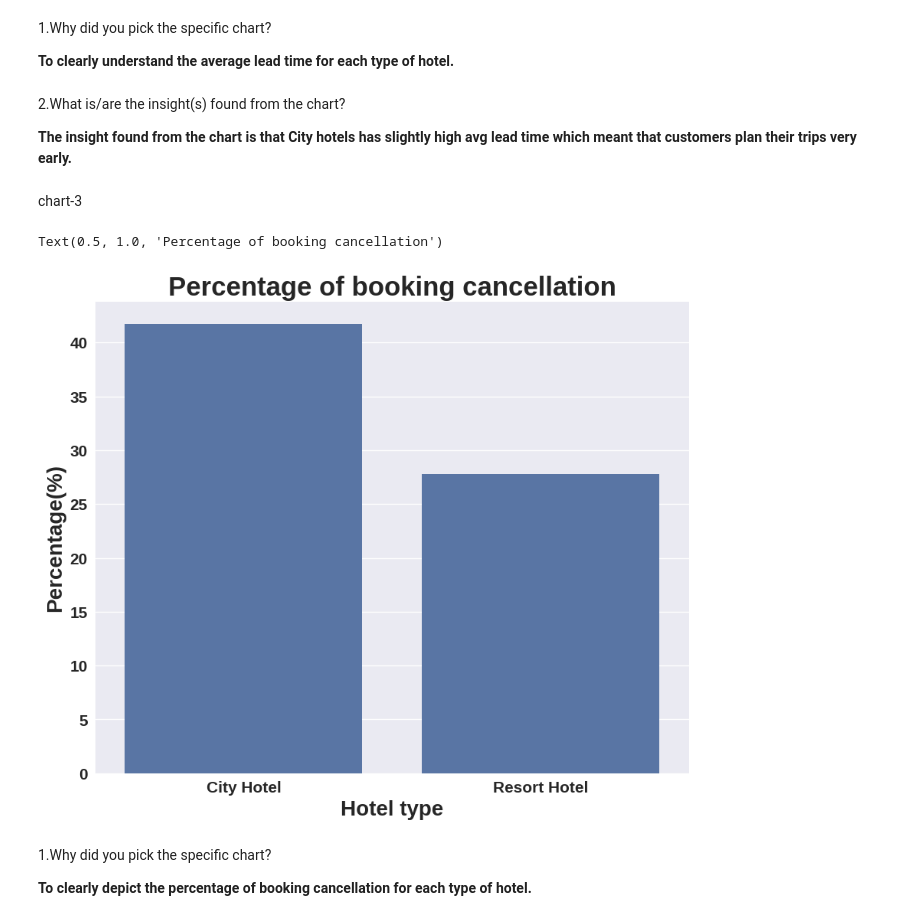
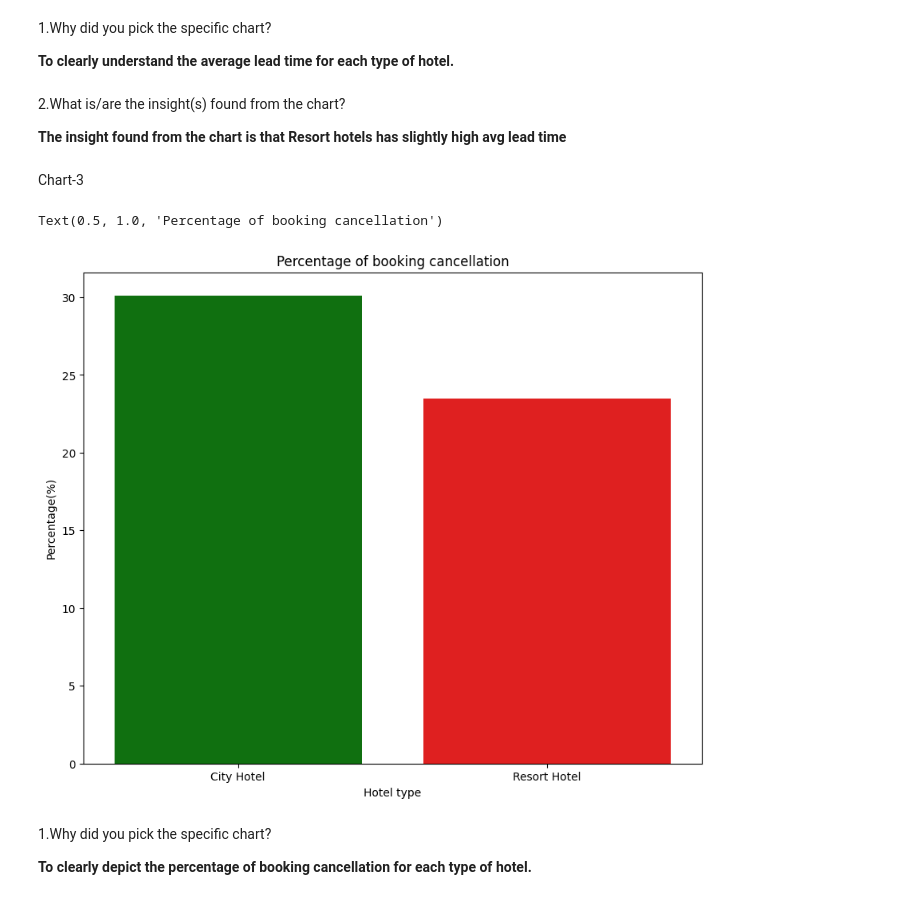
Before and after one commit to pranjalikathait/Numerical-Programming-in-python, a Jupyter notebook: Copy_of_Sample_EDA_Submission_Template.ipynb, the cells around one changed output. Drawn from its saved outputs; the diff is of its cells as text; code cells hidden in the pictures.

```diff
--- a/Copy_of_Sample_EDA_Submission_Template.ipynb
+++ b/Copy_of_Sample_EDA_Submission_Template.ipynb
@@ -78,26 +78,3 @@ M - Multivariate Analysis
 ## ***1. Know Your Data***
 # %% [markdown]
 ### Import Libraries
-# %%
-# Importing Libraries
-import pandas as pd
-import numpy as np
-import matplotlib.pyplot as plt
-%matplotlib inline
-import seaborn as sns
-from datetime import datetime
-
-# Set maximum columns to be display in datafram as 36
-pd.set_option("display.max_columns", 36)
-plt.style.use('seaborn')
-
-# Setting fontsizes,fontweight,label weight for lebels,titles.
-plt.rcParams["font.weight"] = "bold"
-plt.rcParams["axes.labelweight"] = "bold"
-plt.rcParams["axes.titlesize"] = 25
-plt.rcParams["axes.titleweight"] = 'bold'
-plt.rcParams['xtick.labelsize']=15
-plt.rcParams['ytick.labelsize']=15
-plt.rcParams["axes.labelsize"] = 20
-plt.rcParams["legend.fontsize"] = 15
-plt.rcParams["legend.title_fontsize"] = 15
@@ -1256,17 +1248,14 @@ Chart-2
 # %%
-hotel_lead_time_sum = df.groupby('hotel')['lead_time'].sum().reset_index()
-
-# Displaying the sum of lead time for each hotel
-print(hotel_lead_time_sum)
-
 #group by hotel and taking mean of lead time
 avg_lead_time=hotel_type['lead_time'].mean().reset_index()
+print(avg_lead_time)
 
 #set plot size
 plt.figure(figsize=(10,8))
 
+colors={'r','g'}
 # plot the bar plot
-sns.barplot(x=avg_lead_time['hotel'],y=avg_lead_time['lead_time'])
+sns.barplot(x=avg_lead_time['hotel'],y=avg_lead_time['lead_time'],hue=avg_lead_time['hotel'],palette=colors,legend=False)
 # set lables
 plt.xlabel('Hotel type')
 plt.ylabel('Average Lead time')
@@ -1284,34 +1273,34 @@ Text(0.5, 1.0, 'Average Lead Time for each Hotel type')
 # %% [markdown]
 2.What is/are the insight(s) found from the chart?
 
-**The insight found from the chart is that City hotels has slightly high avg lead time which meant that customers plan their trips very early.**
+**The insight found from the chart is that Resort hotels has slightly high avg lead time**
 # %% [markdown]
-chart-3
+Chart-3
 # %%
 # booking canceled=1
 # booking not canceled= 0
 
 # creating new DataFrame where bookings are cancelled.
-canceled_df=df[df['is_canceled']==1]
+canceled_df=df[df['is_canceled']=='is canceled']
 
 # Grouping by hotel
 canceled_df=canceled_df.groupby('hotel').size().reset_index().rename(columns={0: "no_of_cancelled_bookings"})
 
 # adding 'total booking column for calculating the percentage.
 canceled_df['total_booikngs']=df.groupby('hotel').size().reset_index().rename(columns={0:"total_bookings"}).drop('hotel',axis=1)
 canceled_df
 
 #plotting the barchat
 plt.figure(figsize=(10,8))
-sns.barplot(x=canceled_df['hotel'],y=canceled_df['no_of_cancelled_bookings']*100/canceled_df['total_booikngs'])
+sns.barplot(x=canceled_df['hotel'],y=canceled_df['no_of_cancelled_bookings']*100/canceled_df['total_booikngs'],hue=canceled_df['hotel'],palette=colors,legend=False)
 
 #set labels
 plt.xlabel('Hotel type')
 plt.ylabel('Percentage(%)')
 plt.title("Percentage of booking cancellation")
 # %% [output]
 Text(0.5, 1.0, 'Percentage of booking cancellation')
-[figure, old version]
+[figure, new version]
 # %% [markdown]
 1.Why did you pick the specific chart?
 
```
Also changed, not shown: parts of 88 cells of this notebook.
